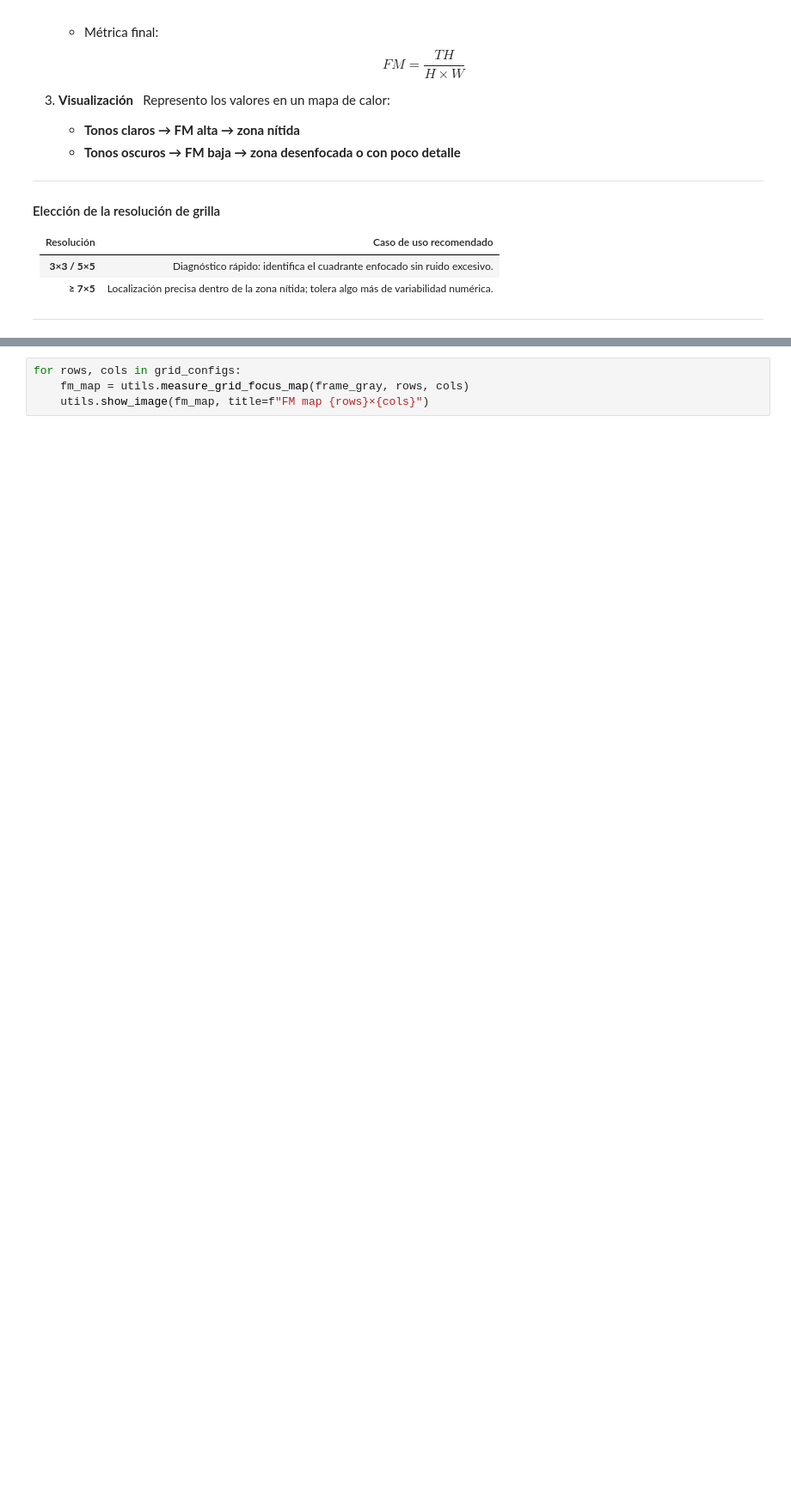
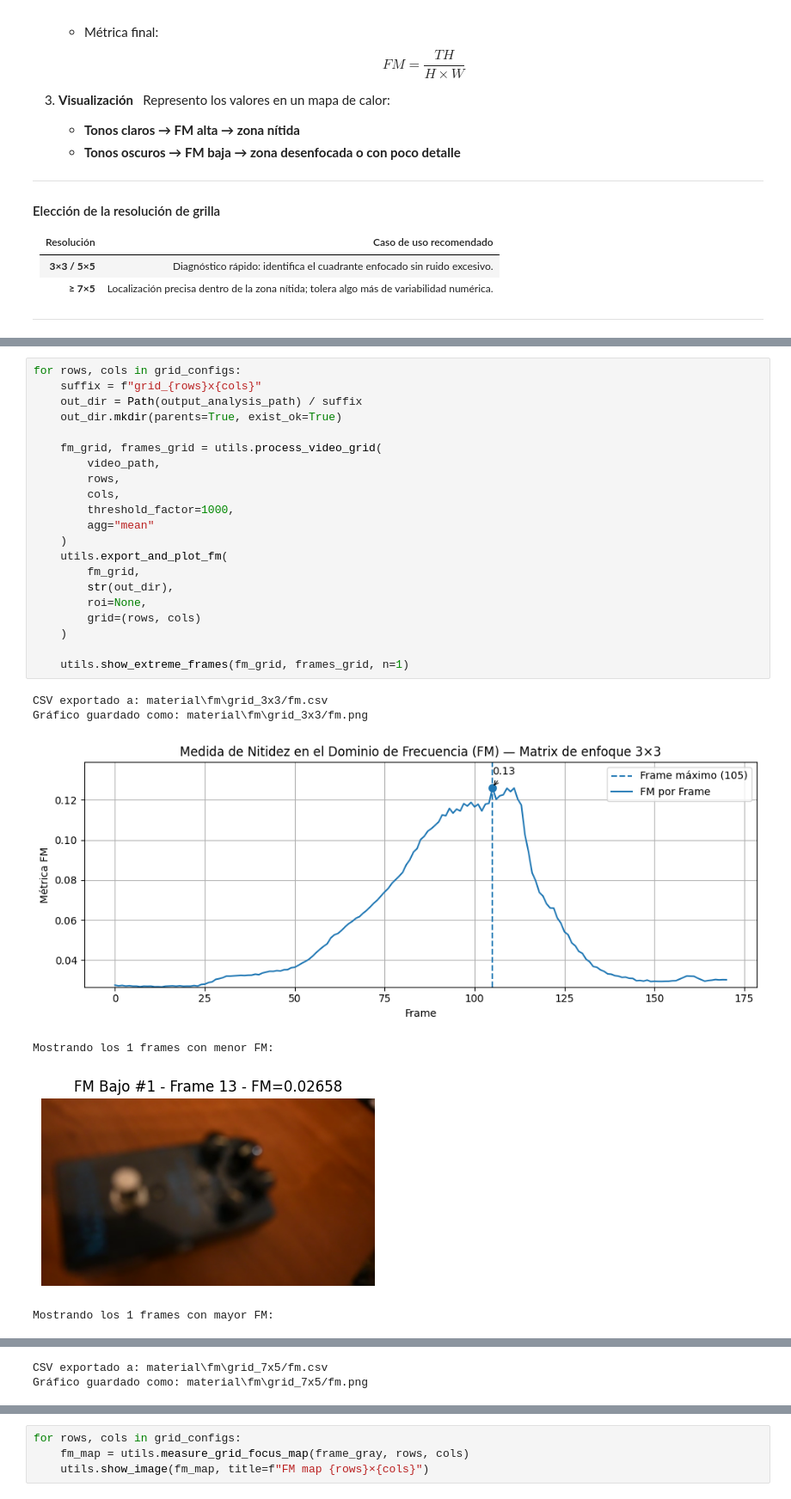
Before and after one commit to claudiobarril/vpc1_19co2025, a Jupyter notebook: tp2/parte_1.ipynb, the cells around one changed output, grey strips where cells are left out. Shown at 86% size. Cells and saved outputs as stored; diff of their text form; blank space fills up the shorter version.

Commit message:
agregue analisis en todo el video no solo frames

```diff
--- a/tp2/parte_1.ipynb
+++ b/tp2/parte_1.ipynb
@@ -181,0 +175,28 @@ grid_configs = [
+# %%
+for rows, cols in grid_configs:
+    suffix = f"grid_{rows}x{cols}"
+    out_dir = Path(output_analysis_path) / suffix
+    out_dir.mkdir(parents=True, exist_ok=True)
+
+    fm_grid, frames_grid = utils.process_video_grid(
+        video_path,
+        rows,
+        cols,
+        threshold_factor=1000,
+        agg="mean"
+    )
+    utils.export_and_plot_fm(
+        fm_grid,
+        str(out_dir),
+        roi=None,
+        grid=(rows, cols)
+    )
+
+    utils.show_extreme_frames(fm_grid, frames_grid, n=1)
+# %% [output]
+CSV exportado a: material\fm\grid_3x3/fm.csv
+Gráfico guardado como: material\fm\grid_3x3/fm.png
+[figure, added]
+Mostrando los 1 frames con menor FM:
+[figure, added]
+Mostrando los 1 frames con mayor FM:
@@ -181,0 +204,2 @@ grid_configs = [
+CSV exportado a: material\fm\grid_7x5/fm.csv
+Gráfico guardado como: material\fm\grid_7x5/fm.png
```
Also changed, not shown: parts of 16 cells of this notebook, 7 other files.
